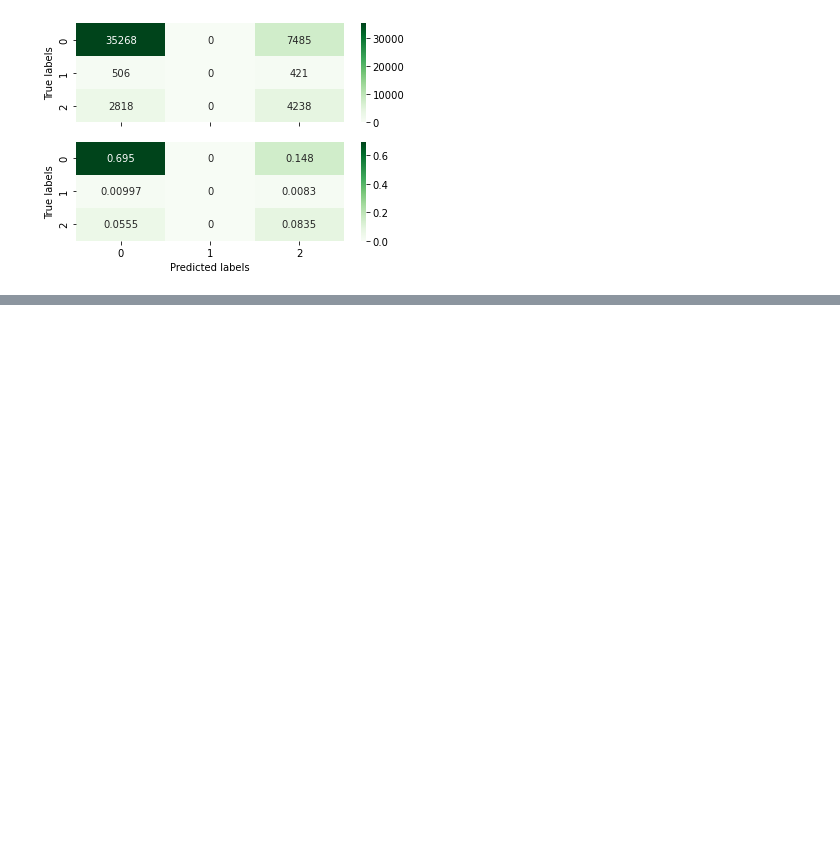
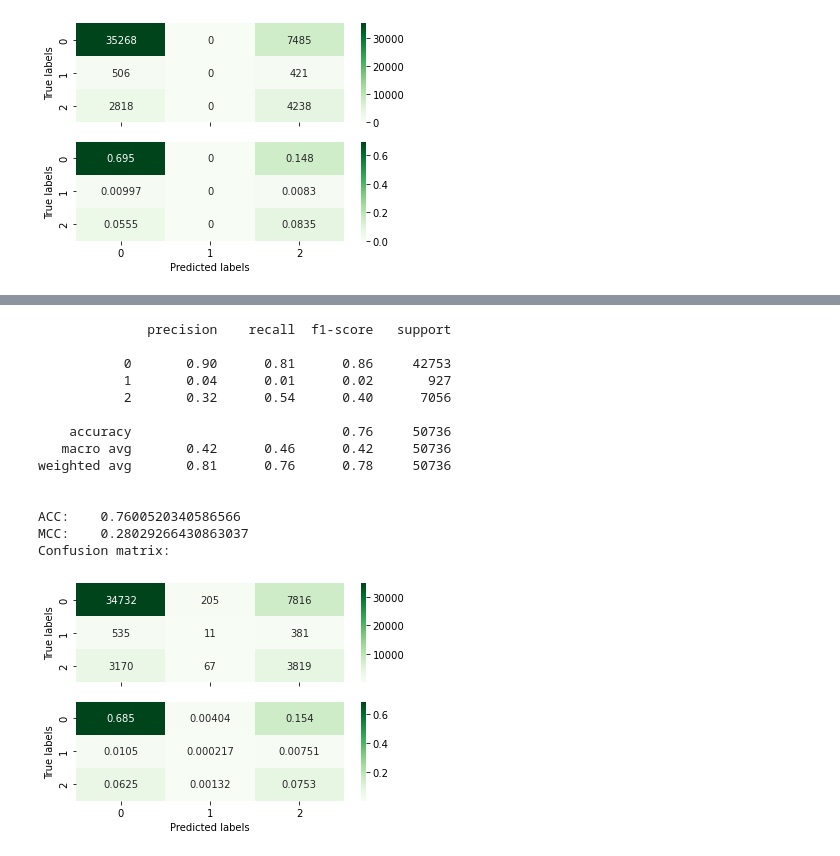
Before and after one commit to andnic51294/Diabetes_prediction, a Jupyter notebook: kNN - neighbour trials.ipynb, the cells around one changed output, grey strips where cells are left out. Cells and saved outputs as stored; diff of their text form; code cells hidden in the pictures; blank space fills up the shorter version.

```diff
--- a/kNN - neighbour trials.ipynb
+++ b/kNN - neighbour trials.ipynb
@@ -337,0 +359,21 @@ Confusion matrix:
+# %%
+model = KNeighborsClassifier(n_neighbors=5, p = 1, n_jobs = -1)
+model.fit(X_res, Y_res)
+y = model.predict(X_test)
+custom_logging(Y_test, y)
+# %% [output]
+              precision    recall  f1-score   support
+
+           0       0.90      0.81      0.86     42753
+           1       0.04      0.01      0.02       927
+           2       0.32      0.54      0.40      7056
+
+    accuracy                           0.76     50736
+   macro avg       0.42      0.46      0.42     50736
+weighted avg       0.81      0.76      0.78     50736
+
+
+ACC:    0.7600520340586566
+MCC:    0.28029266430863037
+Confusion matrix:
+[figure, added]
```
Also changed, not shown: parts of 12 cells of this notebook.
